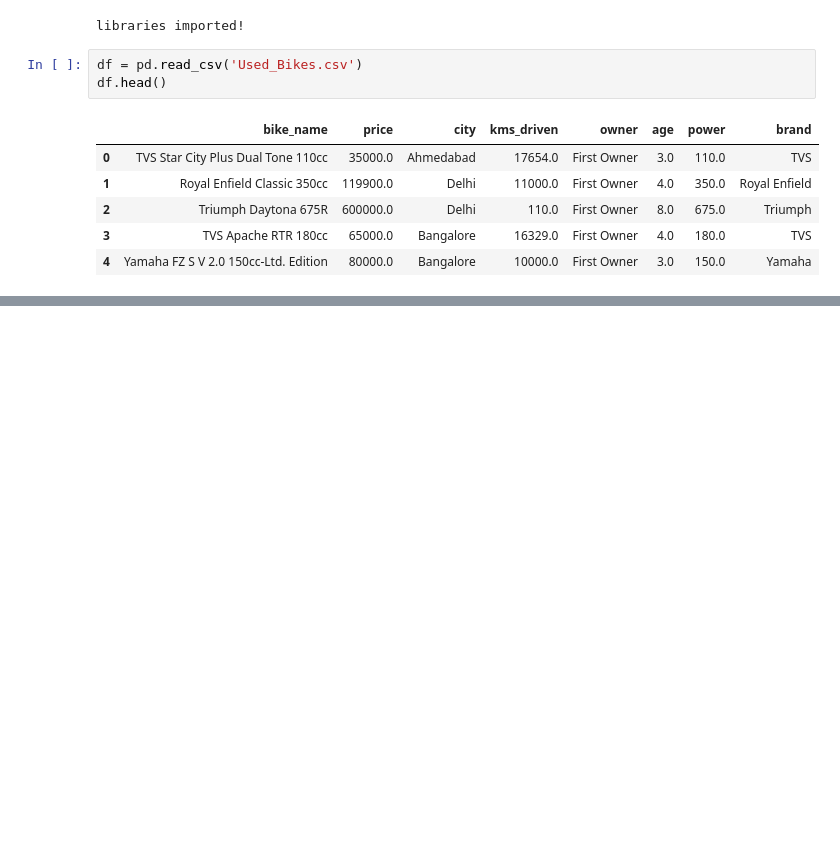
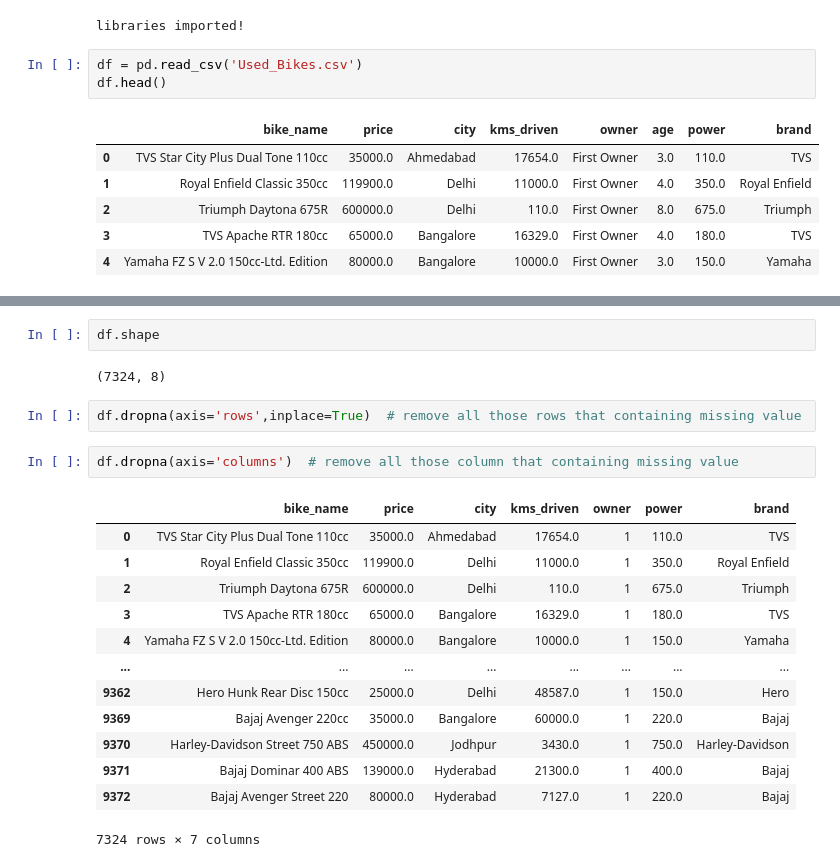
Before and after one commit to upflairs-pvt-ltd/jecrc-10-may2024, a Jupyter notebook: machine learning/regression/Untitled.ipynb, the cells around one changed output, grey strips where cells are left out. Saved outputs shown, nothing was run; the diff lists cells and outputs as text; blank space fills up the shorter version.

```diff
--- a/machine learning/regression/Untitled.ipynb
+++ b/machine learning/regression/Untitled.ipynb
@@ -18,0 +183,22 @@ df.head()
+# %%
+df.shape
+# %% [output]
+(7324, 8)
+# %%
+df.dropna(axis='rows',inplace=True)  # remove all those rows that containing missing value
+# %%
+df.dropna(axis='columns')  # remove all those column that containing missing value
+# %% [output]
+|  | bike_name | price | city | kms_driven | owner | power | brand |
+| 0 | TVS Star City Plus Dual Tone 110cc | 35000.0 | Ahmedabad | 17654.0 | 1 | 110.0 | TVS |
+| 1 | Royal Enfield Classic 350cc | 119900.0 | Delhi | 11000.0 | 1 | 350.0 | Royal Enfield |
+| 2 | Triumph Daytona 675R | 600000.0 | Delhi | 110.0 | 1 | 675.0 | Triumph |
+| 3 | TVS Apache RTR 180cc | 65000.0 | Bangalore | 16329.0 | 1 | 180.0 | TVS |
+| 4 | Yamaha FZ S V 2.0 150cc-Ltd. Edition | 80000.0 | Bangalore | 10000.0 | 1 | 150.0 | Yamaha |
+| ... | ... | ... | ... | ... | ... | ... | ... |
+| 9362 | Hero Hunk Rear Disc 150cc | 25000.0 | Delhi | 48587.0 | 1 | 150.0 | Hero |
+| 9369 | Bajaj Avenger 220cc | 35000.0 | Bangalore | 60000.0 | 1 | 220.0 | Bajaj |
+| 9370 | Harley-Davidson Street 750 ABS | 450000.0 | Jodhpur | 3430.0 | 1 | 750.0 | Harley-Davidson |
+| 9371 | Bajaj Dominar 400 ABS | 139000.0 | Hyderabad | 21300.0 | 1 | 400.0 | Bajaj |
+| 9372 | Bajaj Avenger Street 220 | 80000.0 | Hyderabad | 7127.0 | 1 | 220.0 | Bajaj |
+7324 rows × 7 columns
```
Also changed, not shown: parts of 25 cells of this notebook.
